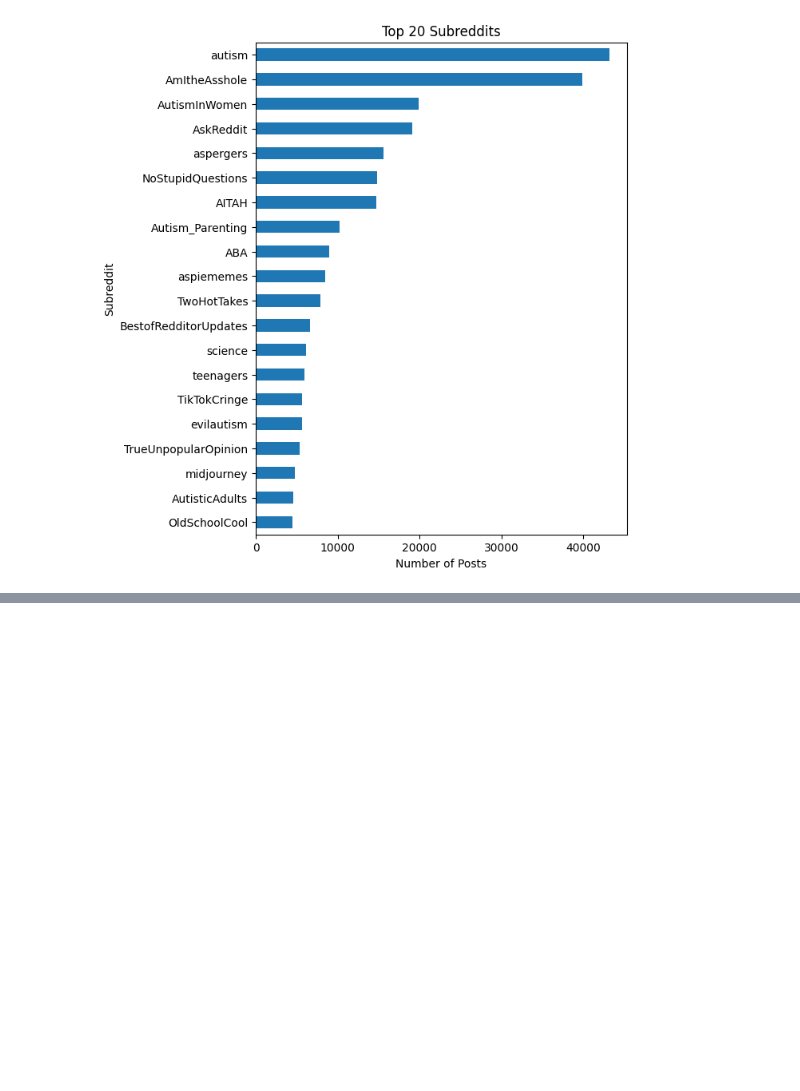
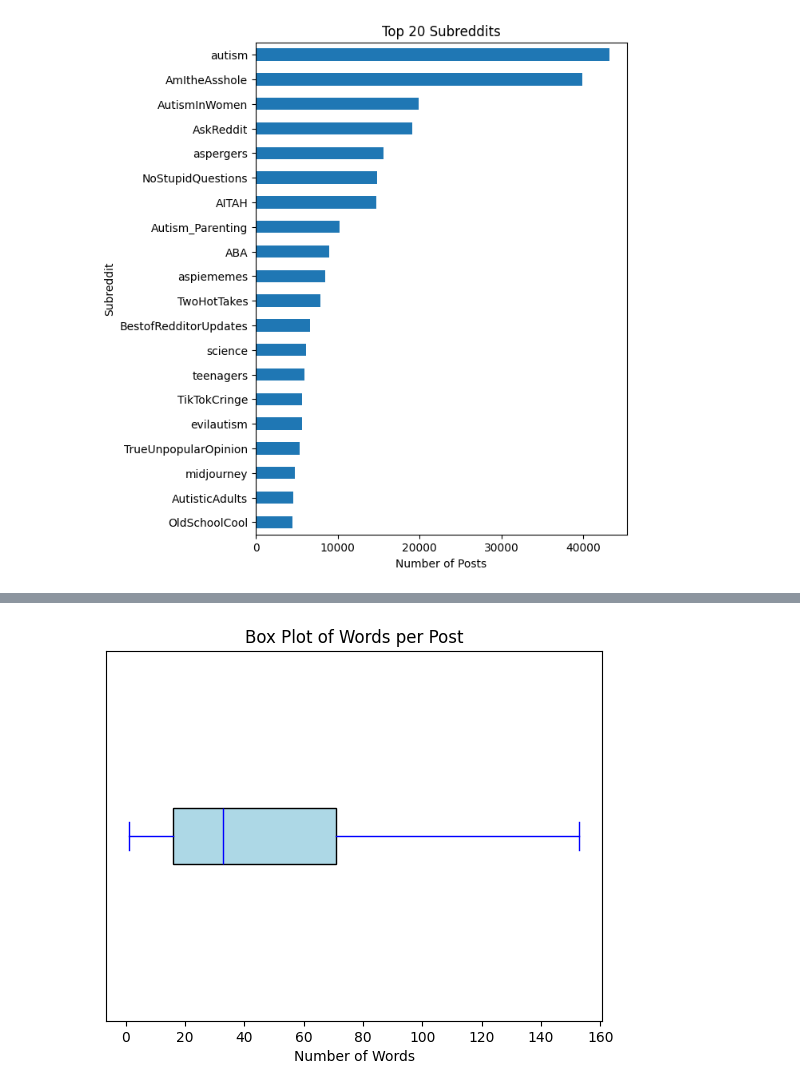
Before and after one commit to andrea-mar/BBK_MScDataScience2reddit_posts, a Jupyter notebook: reddit_post_analysis.ipynb, the cells around one changed output, grey strips where cells are left out. Cells and saved outputs as stored; diff of their text form; code cells hidden in the pictures; blank space fills up the shorter version.

```diff
--- a/reddit_post_analysis.ipynb
+++ b/reddit_post_analysis.ipynb
@@ -1823,0 +2265,17 @@ from text_cleanup_functions import split_words_by_space, remove_non_word_chars,
+# %%
+# how many 'words' per post?
+# most transformer NLP models a maximum input sequence length that is referred to as the maximum context size of 512 tokens
+# https://learning.oreilly.com/library/view/natural-language-processing/9781098136789/ch02.html#idm45146322557280
+# texts that are longer than a model’s context size need to be truncated, which can lead to a loss in performance if the truncated text contains crucial information.
+words_per_post = english_posts["text"].str.split().apply(len)
+# %%
+# most of the posts have a word count below 160 (in transformer models tokens are not words, but this can give a good estimate)
+plt.boxplot(words_per_post, vert=False, showfliers=False, patch_artist=True,
+            boxprops=dict(facecolor="lightblue"), capprops=dict(color="blue"),
+            medianprops=dict(color="blue"), whiskerprops=dict(color="blue"))
+plt.title("Box Plot of Words per Post")
+plt.xlabel("Number of Words")
+plt.yticks([])
+plt.show()
+# %% [output]
+[figure, added]
```
Also changed, not shown: parts of 29 cells of this notebook, 1 other file.
